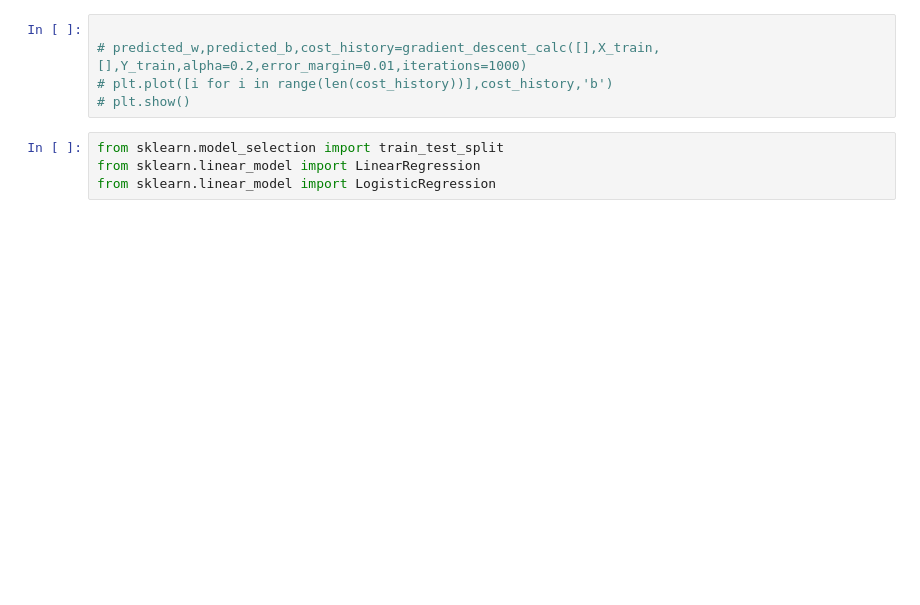
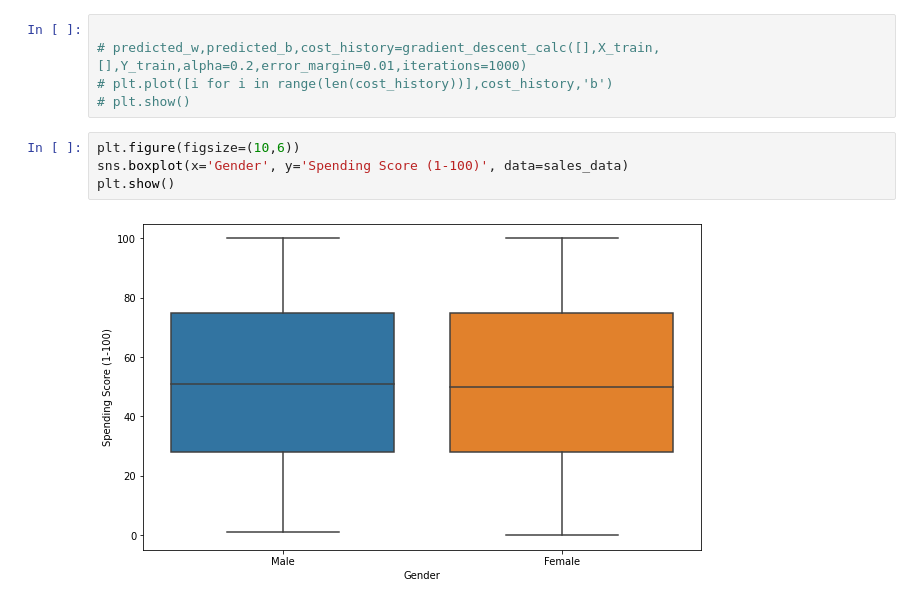
Before and after one commit to gaurav-karki2058/ML-Python, a Jupyter notebook: Linear_regression.ipynb, the cells around one changed output. Cells and saved outputs as stored; diff of their text form; blank space fills up the shorter version.

```diff
--- a/Linear_regression.ipynb
+++ b/Linear_regression.ipynb
@@ -369,7 +339,9 @@ sns.heatmap(correlation_matrix)
 # predicted_w,predicted_b,cost_history=gradient_descent_calc([],X_train,[],Y_train,alpha=0.2,error_margin=0.01,iterations=1000)
 # plt.plot([i for i in range(len(cost_history))],cost_history,'b')
 # plt.show()
-# %%
-from sklearn.model_selection import train_test_split
-from sklearn.linear_model import LinearRegression
-from sklearn.linear_model import LogisticRegression
+# %%
+plt.figure(figsize=(10,6))
+sns.boxplot(x='Gender', y='Spending Score (1-100)', data=sales_data)
+plt.show()
+# %% [output]
+[figure, added]
```
Also changed, not shown: parts of 19 cells of this notebook, 1 other file.
